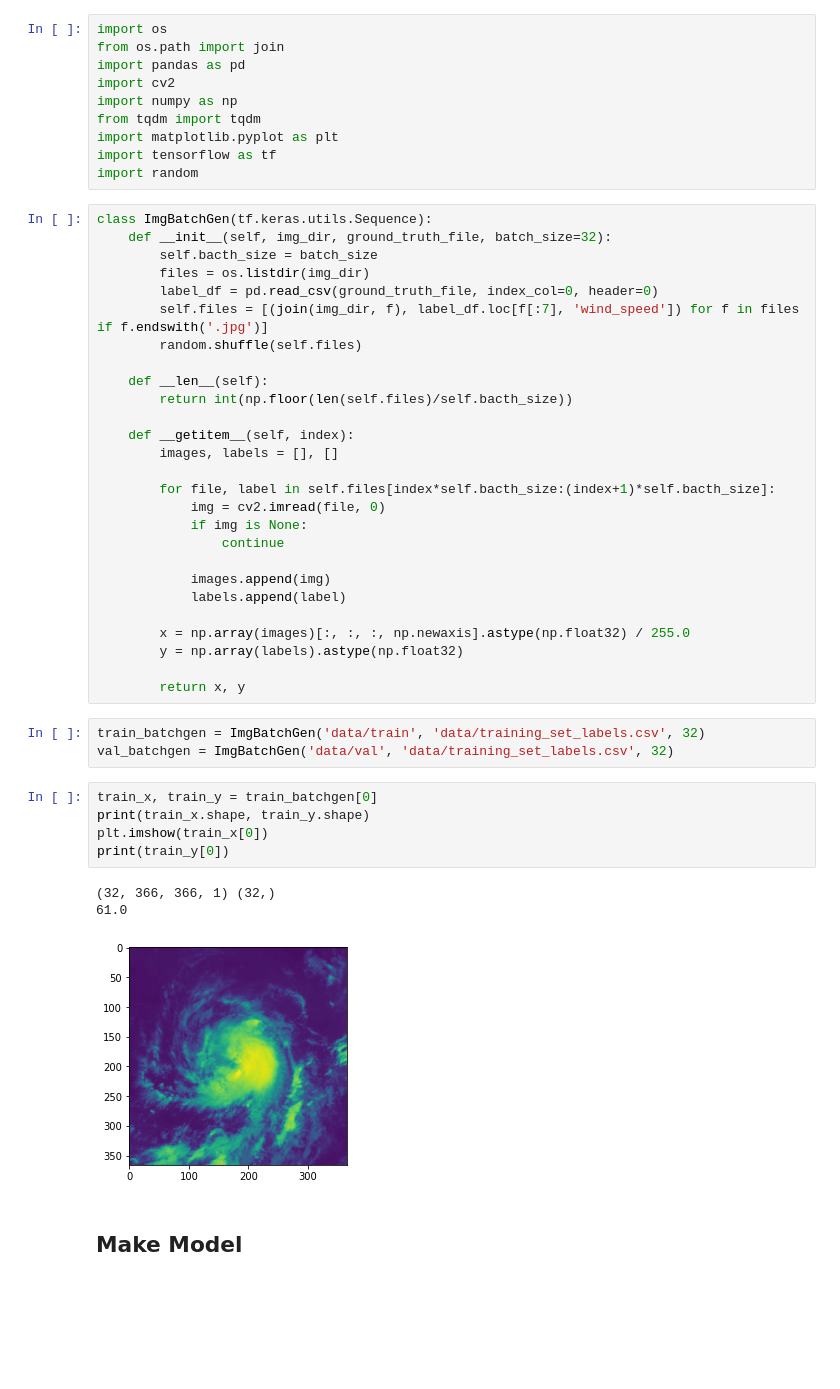
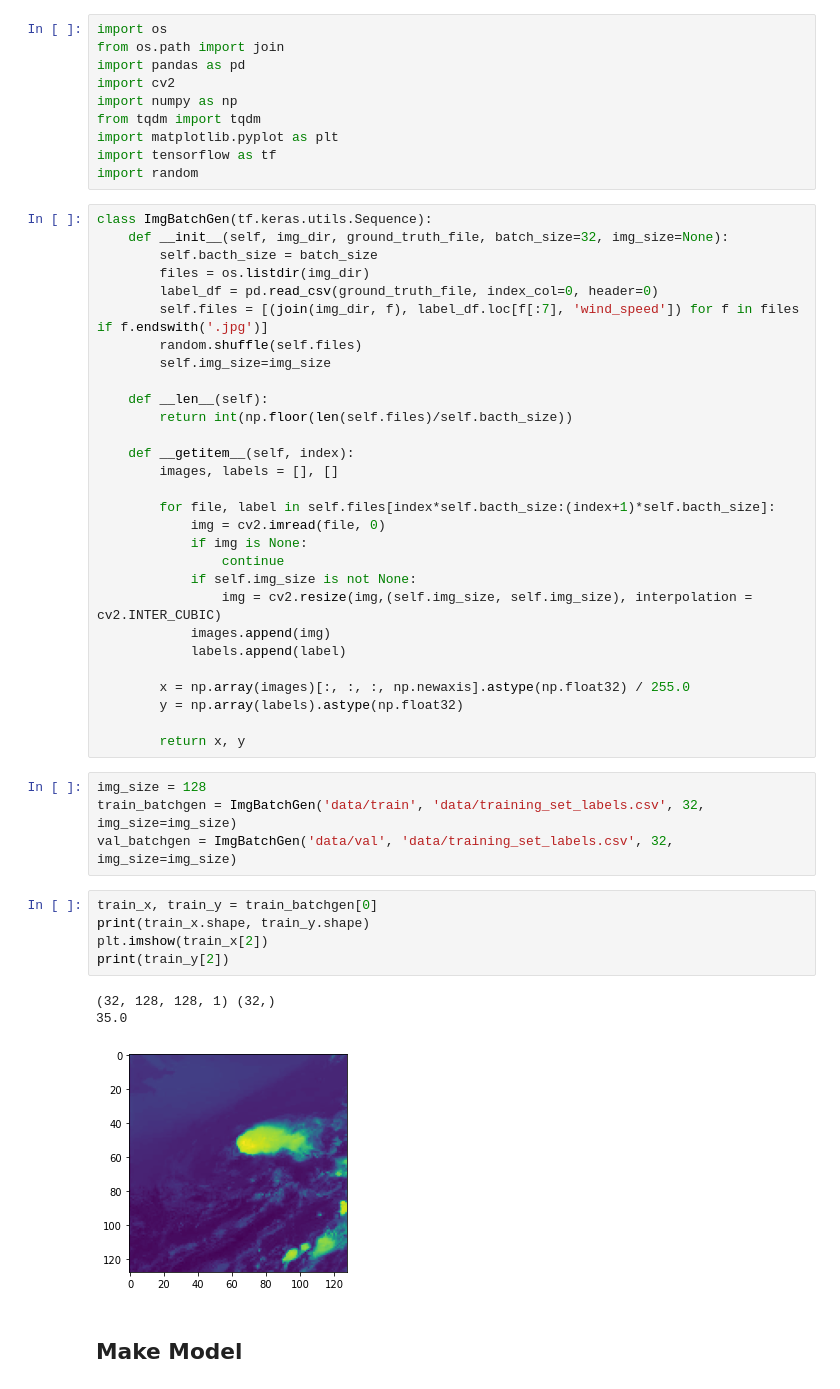
Before and after one commit to nishreenk/EyeSpeed, a Jupyter notebook: Hurricane.ipynb, the cells around one changed output. Saved outputs shown, nothing was run; the diff lists cells and outputs as text; blank space fills up the shorter version.

Commit message:
Image resize

```diff
--- a/Hurricane.ipynb
+++ b/Hurricane.ipynb
@@ -47,12 +47,13 @@ import tensorflow as tf
 import random
 # %%
 class ImgBatchGen(tf.keras.utils.Sequence):
-    def __init__(self, img_dir, ground_truth_file, batch_size=32):
+    def __init__(self, img_dir, ground_truth_file, batch_size=32, img_size=None):
         self.bacth_size = batch_size
         files = os.listdir(img_dir)
         label_df = pd.read_csv(ground_truth_file, index_col=0, header=0)
         self.files = [(join(img_dir, f), label_df.loc[f[:7], 'wind_speed']) for f in files if f.endswith('.jpg')]
         random.shuffle(self.files)
+        self.img_size=img_size
 
     def __len__(self):
         return int(np.floor(len(self.files)/self.bacth_size))
@@ -64,7 +65,8 @@ class ImgBatchGen(tf.keras.utils.Sequence):
             img = cv2.imread(file, 0)
             if img is None:
                 continue
-
+            if self.img_size is not None:
+                img = cv2.resize(img,(self.img_size, self.img_size), interpolation = cv2.INTER_CUBIC)
             images.append(img)
             labels.append(label)
 
@@ -73,17 +75,18 @@ class ImgBatchGen(tf.keras.utils.Sequence):
 
         return x, y
 # %%
-train_batchgen = ImgBatchGen('data/train', 'data/training_set_labels.csv', 32)
-val_batchgen = ImgBatchGen('data/val', 'data/training_set_labels.csv', 32)
+img_size = 128
+train_batchgen = ImgBatchGen('data/train', 'data/training_set_labels.csv', 32, img_size=img_size)
+val_batchgen = ImgBatchGen('data/val', 'data/training_set_labels.csv', 32, img_size=img_size)
 # %%
 train_x, train_y = train_batchgen[0]
 print(train_x.shape, train_y.shape)
-plt.imshow(train_x[0])
-print(train_y[0])
+plt.imshow(train_x[2])
+print(train_y[2])
 # %% [output]
-(32, 366, 366, 1) (32,)
-61.0
+(32, 128, 128, 1) (32,)
+35.0
-[figure, old version]
+[figure, new version]
 # %% [markdown]
 ## Make Model
 # %%
```
Also changed, not shown: parts of 6 cells of this notebook, 1 other file.
